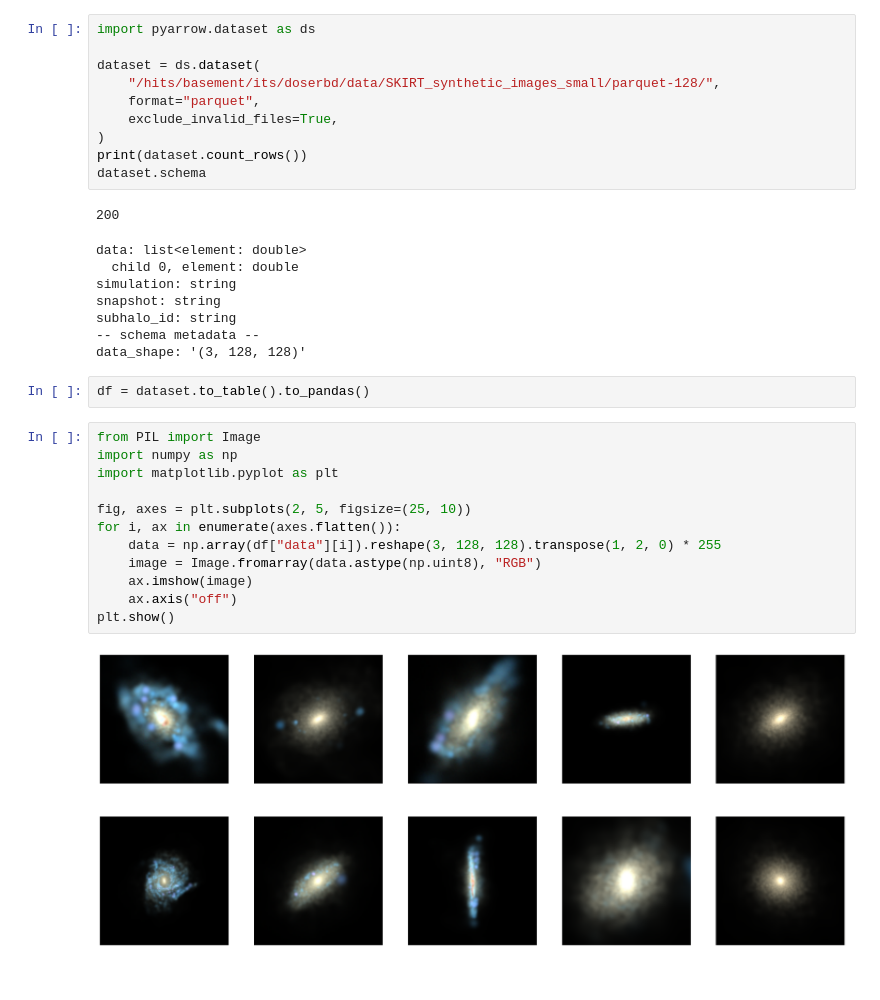
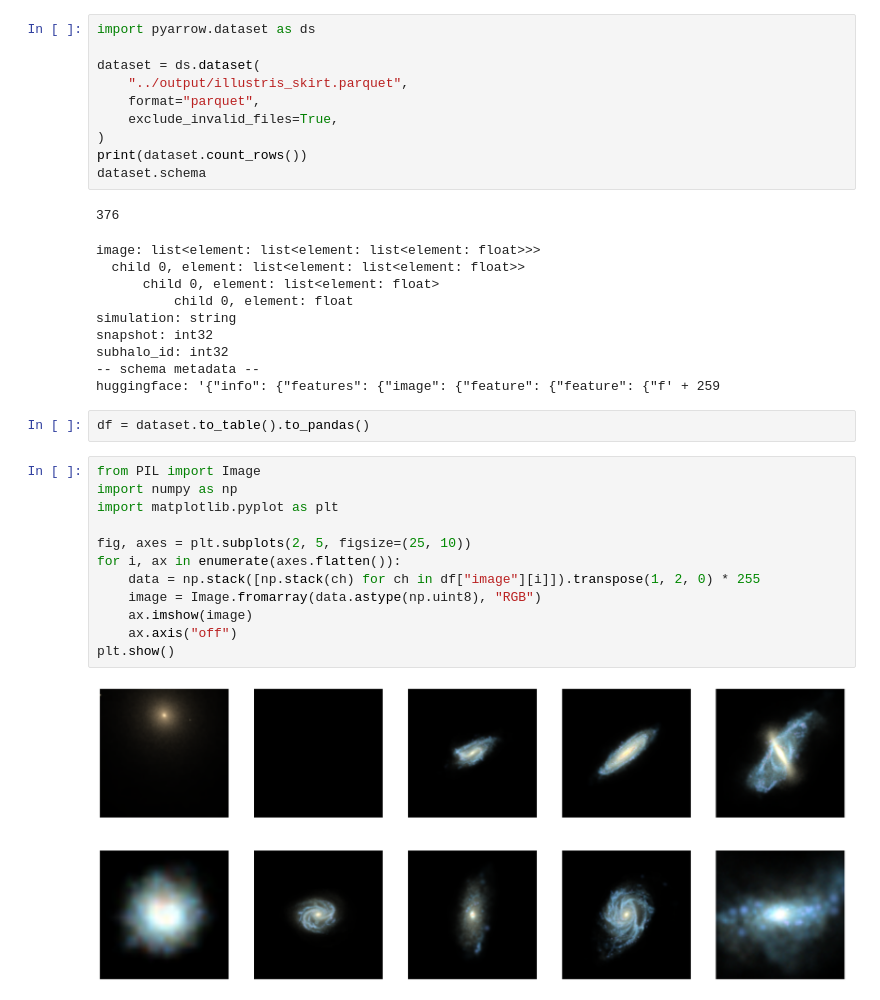
Before and after one commit to BerndDoser/PEST, a Jupyter notebook: devel/show_parquet_images.ipynb, the cells around one changed output. Cells and saved outputs as stored; diff of their text form.

Commit message:
Add image resizing functionality and update pipeline configuration

```diff
--- a/devel/show_parquet_images.ipynb
+++ b/devel/show_parquet_images.ipynb
@@ -2,34 +2,36 @@
 import pyarrow.dataset as ds
 
 dataset = ds.dataset(
-    "/hits/basement/its/doserbd/data/SKIRT_synthetic_images_small/parquet-128/",
+    "../output/illustris_skirt.parquet",
     format="parquet",
     exclude_invalid_files=True,
 )
 print(dataset.count_rows())
 dataset.schema
 # %% [output]
-200
+376
-data: list<element: double>
-  child 0, element: double
+image: list<element: list<element: list<element: float>>>
+  child 0, element: list<element: list<element: float>>
+      child 0, element: list<element: float>
+          child 0, element: float
 simulation: string
-snapshot: string
-subhalo_id: string
+snapshot: int32
+subhalo_id: int32
 -- schema metadata --
-data_shape: '(3, 128, 128)'
+huggingface: '{"info": {"features": {"image": {"feature": {"feature": {"f' + 259
 # %%
 df = dataset.to_table().to_pandas()
 # %%
 from PIL import Image
 import numpy as np
 import matplotlib.pyplot as plt
 
 fig, axes = plt.subplots(2, 5, figsize=(25, 10))
 for i, ax in enumerate(axes.flatten()):
-    data = np.array(df["data"][i]).reshape(3, 128, 128).transpose(1, 2, 0) * 255
+    data = np.stack([np.stack(ch) for ch in df["image"][i]]).transpose(1, 2, 0) * 255
     image = Image.fromarray(data.astype(np.uint8), "RGB")
     ax.imshow(image)
     ax.axis("off")
 plt.show()
 # %% [output]
-[figure, old version]
+[figure, new version]
```
Also changed, not shown: parts of 2 cells of this notebook, 4 other files.
